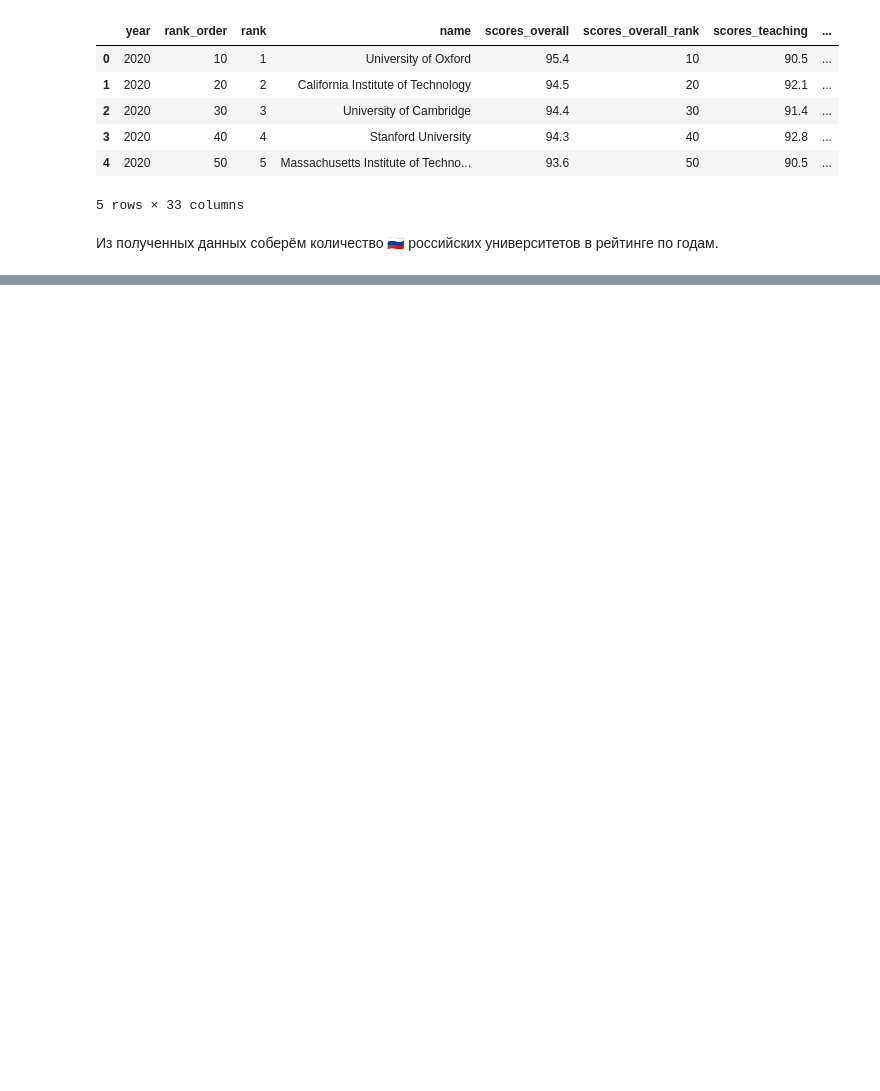
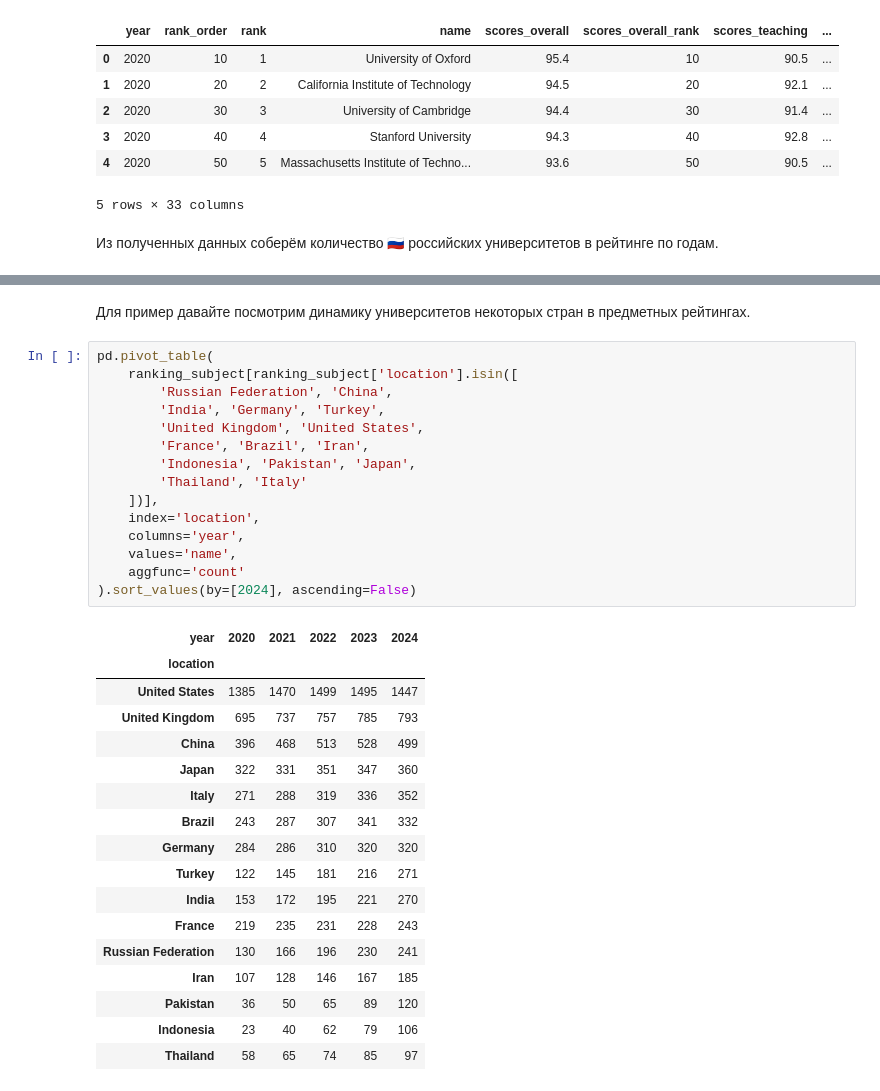
Before and after one commit to psalru/analytics, a Jupyter notebook: PSAL-21_rating_parsing/the.ipynb, the cells around one changed output, grey strips where cells are left out. Saved outputs shown, nothing was run; the diff lists cells and outputs as text; blank space fills up the shorter version.

Commit message:
refactor: добавлен рейтинг THE по предметам

```diff
--- a/PSAL-21_rating_parsing/the.ipynb
+++ b/PSAL-21_rating_parsing/the.ipynb
@@ -95,0 +169,35 @@ ranking[ranking['location'] == 'Russian Federation'][['year', 'location']].\
+# %% [markdown]
+Для пример давайте посмотрим динамику университетов некоторых стран в предметных рейтингах.
+# %%
+pd.pivot_table(
+    ranking_subject[ranking_subject['location'].isin([
+        'Russian Federation', 'China',
+        'India', 'Germany', 'Turkey',
+        'United Kingdom', 'United States',
+        'France', 'Brazil', 'Iran',
+        'Indonesia', 'Pakistan', 'Japan',
+        'Thailand', 'Italy'
+    ])],
+    index='location',
+    columns='year',
+    values='name',
+    aggfunc='count'
+).sort_values(by=[2024], ascending=False)
+# %% [output]
+| year | 2020 | 2021 | 2022 | 2023 | 2024 |
+| location |  |  |  |  |  |
+| United States | 1385 | 1470 | 1499 | 1495 | 1447 |
+| United Kingdom | 695 | 737 | 757 | 785 | 793 |
+| China | 396 | 468 | 513 | 528 | 499 |
+| Japan | 322 | 331 | 351 | 347 | 360 |
+| Italy | 271 | 288 | 319 | 336 | 352 |
+| Brazil | 243 | 287 | 307 | 341 | 332 |
+| Germany | 284 | 286 | 310 | 320 | 320 |
+| Turkey | 122 | 145 | 181 | 216 | 271 |
+| India | 153 | 172 | 195 | 221 | 270 |
+| France | 219 | 235 | 231 | 228 | 243 |
+| Russian Federation | 130 | 166 | 196 | 230 | 241 |
+| Iran | 107 | 128 | 146 | 167 | 185 |
+| Pakistan | 36 | 50 | 65 | 89 | 120 |
+| Indonesia | 23 | 40 | 62 | 79 | 106 |
+| Thailand | 58 | 65 | 74 | 85 | 97 |
```
Also changed, not shown: parts of 6 cells of this notebook.
